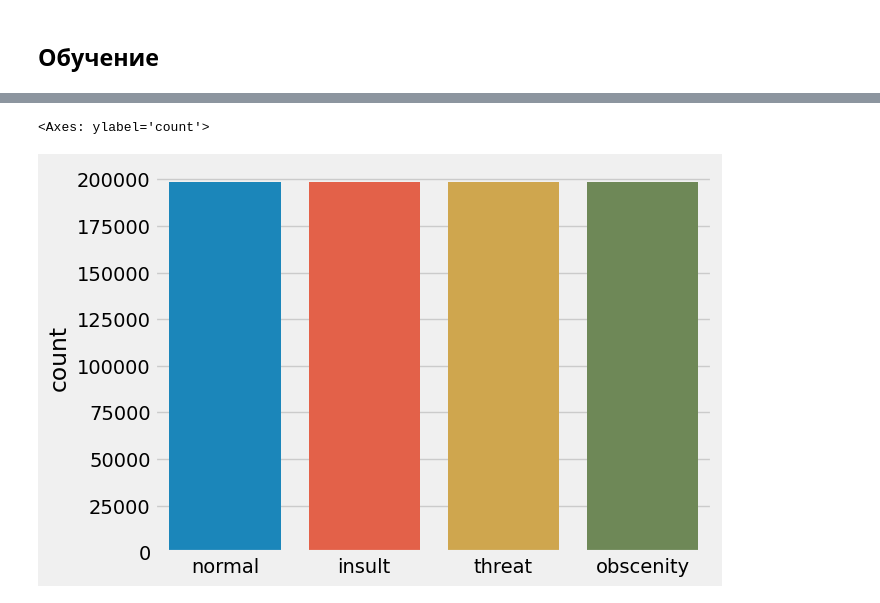
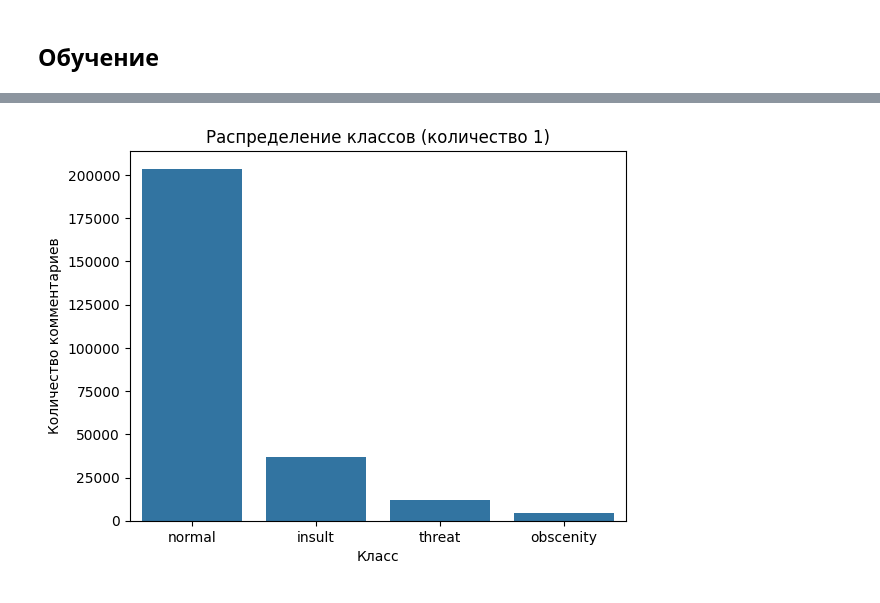
Before and after one commit to KishlakEnjoyer/MachineLearning_and_BigData, a Jupyter notebook: 4kurs/tone-comments/classification-tone-comments.ipynb, the cells around one changed output, grey strips where cells are left out. Drawn from its saved outputs; the diff is of its cells as text; code cells hidden in the pictures.

```diff
--- a/4kurs/tone-comments/classification-tone-comments.ipynb
+++ b/4kurs/tone-comments/classification-tone-comments.ipynb
@@ -353,5 +343,14 @@ Name: comment_res, Length: 198627, dtype: object
 # %%
-sns.countplot(data = df_train)
+class_counts = df[['normal','insult','threat','obscenity']].sum()
+
+sns.barplot(
+    x=class_counts.index,
+    y=class_counts.values
+)
+
+plt.title('Распределение классов (количество 1)')
+plt.ylabel('Количество комментариев')
+plt.xlabel('Класс')
+plt.show()
 # %% [output]
-<Axes: ylabel='count'>
-[figure, old version]
+[figure, new version]
```
Also changed, not shown: parts of 58 cells of this notebook, 9 other files.
